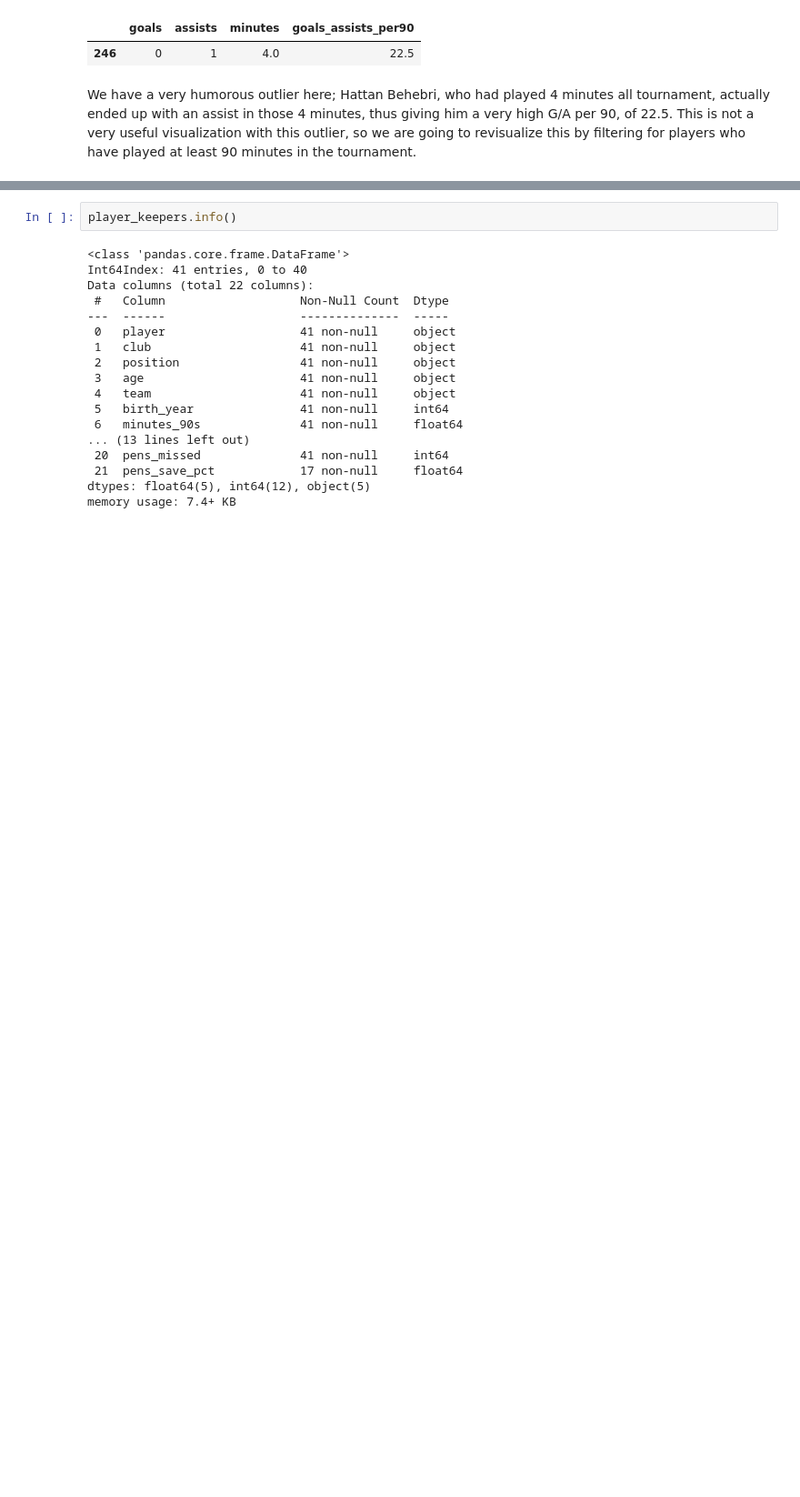
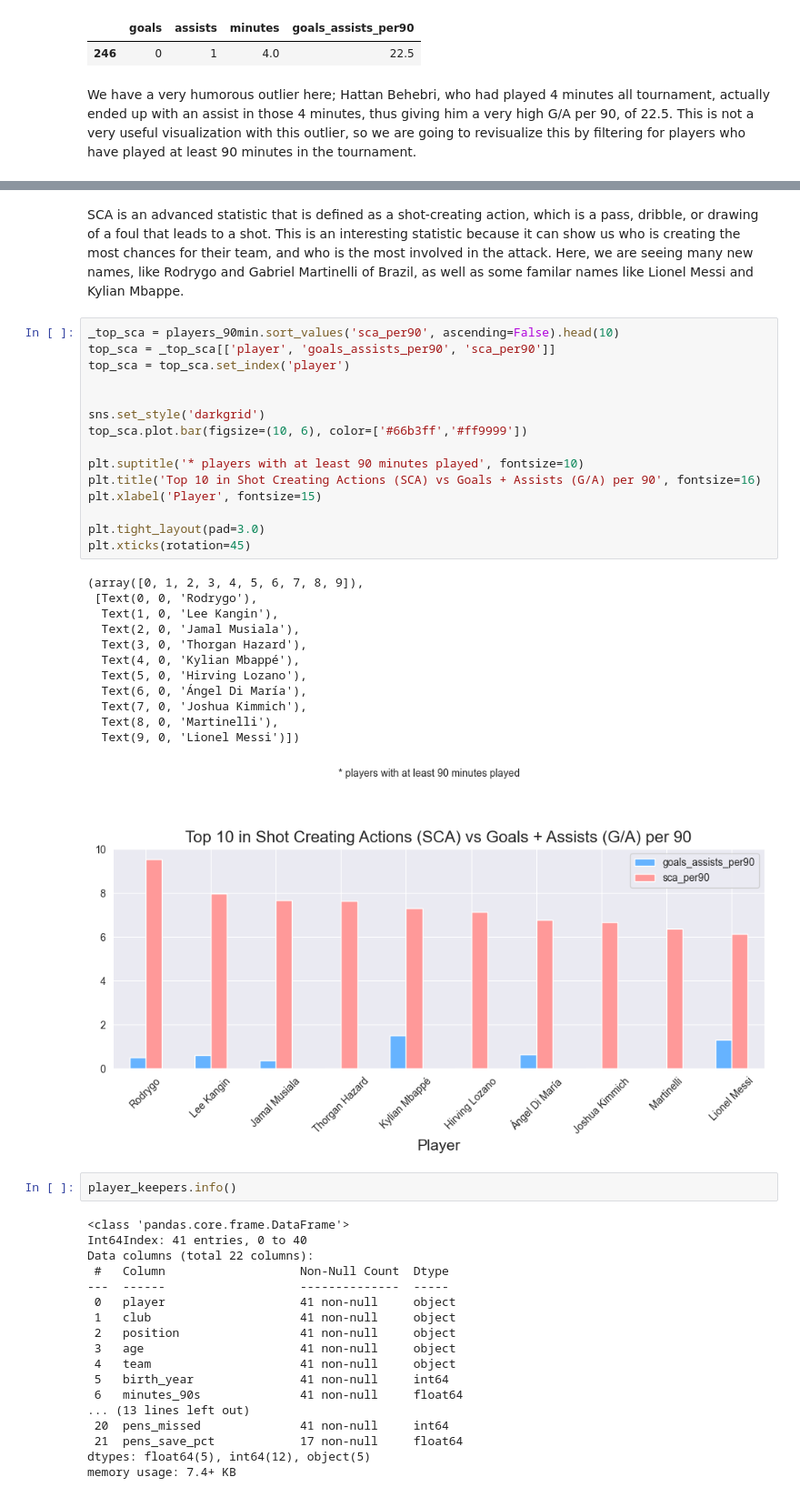
Before and after one commit to ccvale/2022-Qatar-World-Cup-Analysis, a Jupyter notebook: worldcup.ipynb, the cells around one changed output, grey strips where cells are left out. Shown at 91% size. Cells and saved outputs as stored; diff of their text form; blank space fills up the shorter version.

```diff
--- a/worldcup.ipynb
+++ b/worldcup.ipynb
@@ -611,3 +592,33 @@ Text(0, 0.5, 'Player')
+# %% [markdown]
+SCA is an advanced statistic that is defined as a shot-creating action, which is a pass, dribble, or drawing of a foul that leads to a shot. This is an interesting statistic because it can show us who is creating the most chances for their team, and who is the most involved in the attack. Here, we are seeing many new names, like Rodrygo and Gabriel Martinelli of Brazil, as well as some familar names like Lionel Messi and Kylian Mbappe.
+# %%
+_top_sca = players_90min.sort_values('sca_per90', ascending=False).head(10)
+top_sca = _top_sca[['player', 'goals_assists_per90', 'sca_per90']]
+top_sca = top_sca.set_index('player')
+
+
+sns.set_style('darkgrid')
+top_sca.plot.bar(figsize=(10, 6), color=['#66b3ff','#ff9999'])
+
+plt.suptitle('* players with at least 90 minutes played', fontsize=10)
+plt.title('Top 10 in Shot Creating Actions (SCA) vs Goals + Assists (G/A) per 90', fontsize=16)
+plt.xlabel('Player', fontsize=15)
+
+plt.tight_layout(pad=3.0)
+plt.xticks(rotation=45)
+# %% [output]
+(array([0, 1, 2, 3, 4, 5, 6, 7, 8, 9]),
+ [Text(0, 0, 'Rodrygo'),
+  Text(1, 0, 'Lee Kangin'),
+  Text(2, 0, 'Jamal Musiala'),
+  Text(3, 0, 'Thorgan Hazard'),
+  Text(4, 0, 'Kylian Mbappé'),
+  Text(5, 0, 'Hirving Lozano'),
+  Text(6, 0, 'Ángel Di María'),
+  Text(7, 0, 'Joshua Kimmich'),
+  Text(8, 0, 'Martinelli'),
+  Text(9, 0, 'Lionel Messi')])
+[figure, added]
 # %%
 player_keepers.info()
 # %% [output]
```
Also changed, not shown: parts of 19 cells of this notebook, 1 other file.
